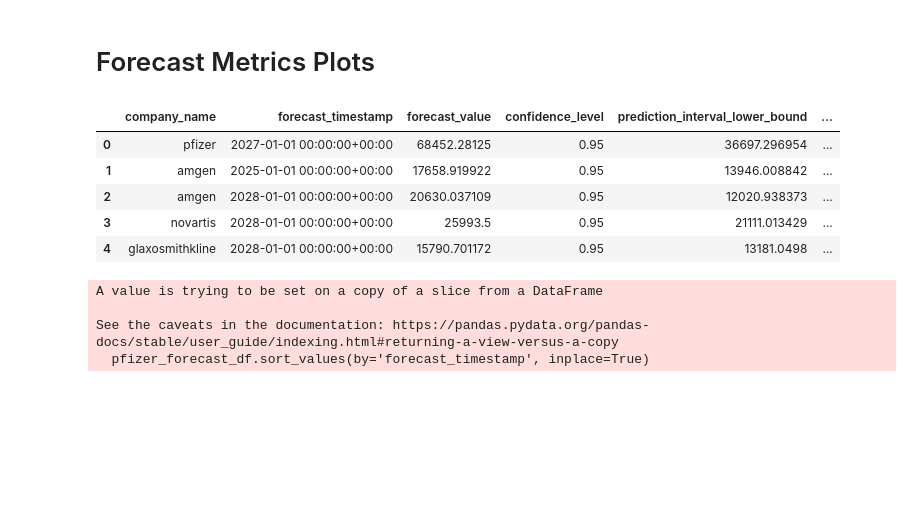
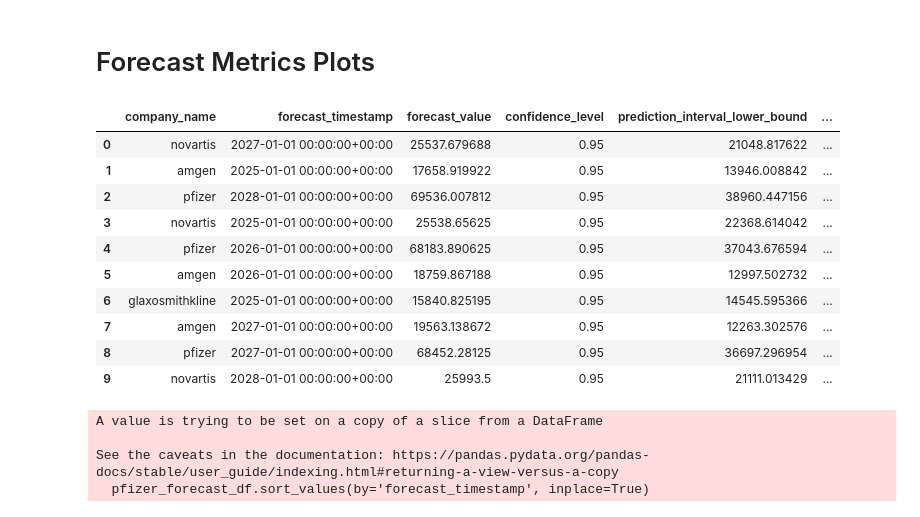
Before and after one commit to intellitrend-global/google_hackathon_bq_ai, a Jupyter notebook: process_reports.ipynb, the cells around one changed output. Drawn from its saved outputs; the diff is of its cells as text; code cells hidden in the pictures; blank space fills up the shorter version.

```diff
--- a/process_reports.ipynb
+++ b/process_reports.ipynb
@@ -995,21 +1001,27 @@ for company in companies_esg:
 # %%
 forecast_metrics_sql1 = f"""
 SELECT *
 FROM `{QUALIFIED_FORECAST_TABLE_ID}`
 """
 df_forecast_metrics = bpd.read_gbq(forecast_metrics_sql1)
 
 #df_metrics = bpd.read_gbq(f"{QUALIFIED_METRICS_TABLE_ID}")
 # Create the dataset
 dff = df_forecast_metrics.to_pandas()
-dff.head()
+dff_random = dff.sample(frac=1).reset_index(drop=True)
+dff_random.head(10)
 # %% [output]
 |  | company_name | forecast_timestamp | forecast_value | confidence_level | prediction_interval_lower_bound | ... |
-| 0 | pfizer | 2027-01-01 00:00:00+00:00 | 68452.28125 | 0.95 | 36697.296954 | ... |
+| 0 | novartis | 2027-01-01 00:00:00+00:00 | 25537.679688 | 0.95 | 21048.817622 | ... |
 | 1 | amgen | 2025-01-01 00:00:00+00:00 | 17658.919922 | 0.95 | 13946.008842 | ... |
-| 2 | amgen | 2028-01-01 00:00:00+00:00 | 20630.037109 | 0.95 | 12020.938373 | ... |
-| 3 | novartis | 2028-01-01 00:00:00+00:00 | 25993.5 | 0.95 | 21111.013429 | ... |
-| 4 | glaxosmithkline | 2028-01-01 00:00:00+00:00 | 15790.701172 | 0.95 | 13181.0498 | ... |
+| 2 | pfizer | 2028-01-01 00:00:00+00:00 | 69536.007812 | 0.95 | 38960.447156 | ... |
+| 3 | novartis | 2025-01-01 00:00:00+00:00 | 25538.65625 | 0.95 | 22368.614042 | ... |
+| 4 | pfizer | 2026-01-01 00:00:00+00:00 | 68183.890625 | 0.95 | 37043.676594 | ... |
+| 5 | amgen | 2026-01-01 00:00:00+00:00 | 18759.867188 | 0.95 | 12997.502732 | ... |
+| 6 | glaxosmithkline | 2025-01-01 00:00:00+00:00 | 15840.825195 | 0.95 | 14545.595366 | ... |
+| 7 | amgen | 2027-01-01 00:00:00+00:00 | 19563.138672 | 0.95 | 12263.302576 | ... |
+| 8 | pfizer | 2027-01-01 00:00:00+00:00 | 68452.28125 | 0.95 | 36697.296954 | ... |
+| 9 | novartis | 2028-01-01 00:00:00+00:00 | 25993.5 | 0.95 | 21111.013429 | ... |
 # %%
 # Filter for Pfizer's forecast data
 pfizer_forecast_df = dff[dff['company_name'] == 'pfizer']
```
Also changed, not shown: parts of 3 cells of this notebook.
